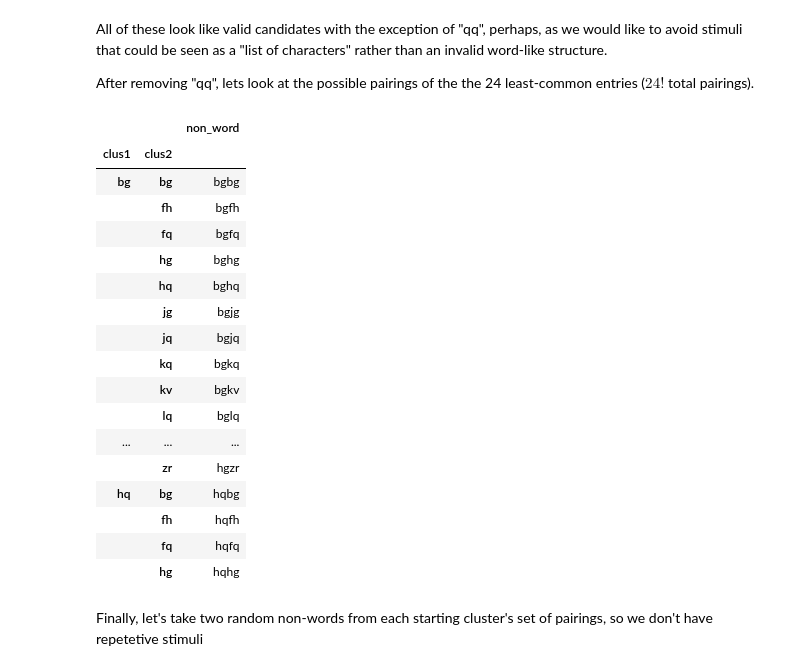
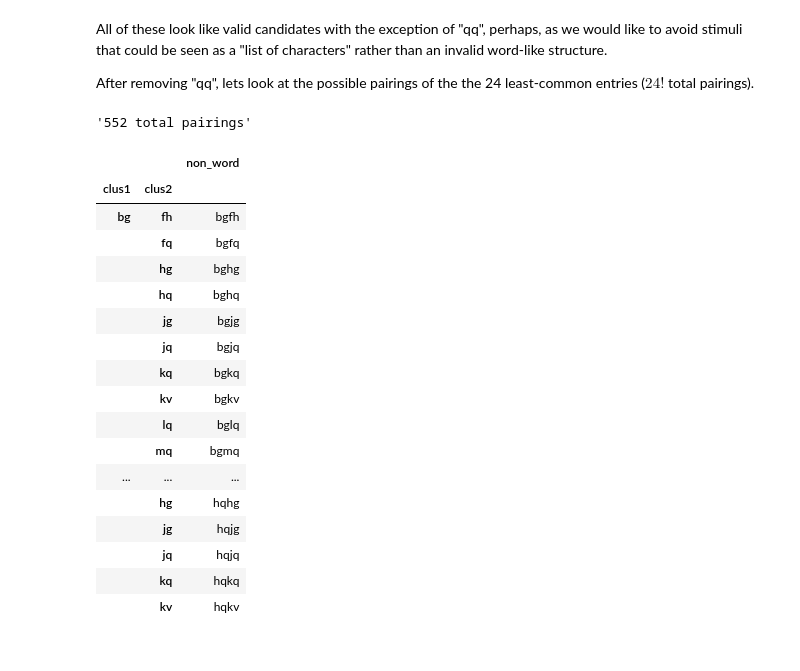
Before and after one commit to neurolingo-lab/language-intermodulation, a Jupyter notebook: notebooks/check_ngrams.ipynb, the cells around one changed output. Saved outputs shown, nothing was run; the diff lists cells and outputs as text; code cells hidden in the pictures.

```diff
--- a/notebooks/check_ngrams.ipynb
+++ b/notebooks/check_ngrams.ipynb
@@ -311,25 +311,23 @@ After removing "qq", lets look at the possible pairings of the the 24 least-comm
 # %%
 from itertools import product
 
 pairclusters = (
     cons_2grams.drop(index=4).head(24)["letter_bigram"].values
 )  # only the 10 least freq minus qq
 dibigrams = pd.DataFrame(list(product(pairclusters, repeat=2)), columns=["clus1", "clus2"])
 dibigrams = dibigrams[dibigrams["clus1"] != dibigrams["clus2"]].copy()
-dibigrams.set_index("clus1")
-dibigrams.sort_index()
+dibigrams["non_word"] = dibigrams["clus1"] + dibigrams["clus2"]
+dibigrams.set_index(["clus1", "clus2"], inplace=True)
+dibigrams.sort_index(inplace=True)
 
-
-dibigrams["non_word"] = dibigrams.index + dibigrams["clus2"]
-dibigrams.set_index("clus2", append=True, inplace=True)
-dibigrams.sort_index(inplace=True)
 pd.set_option("display.max_rows", 100)
+display(f"{len(dibigrams)} total pairings")
 display(dibigrams.head(100))
 # %% [output]
+'552 total pairings'
 |  |  | non_word |
 | clus1 | clus2 |  |
-| bg | bg | bgbg |
-|  | fh | bgfh |
+| bg | fh | bgfh |
 |  | fq | bgfq |
 |  | hg | bghg |
 |  | hq | bghq |
@@ -338,11 +336,10 @@ display(dibigrams.head(100))
 |  | kq | bgkq |
 |  | kv | bgkv |
 |  | lq | bglq |
+|  | mq | bgmq |
 | ... | ... | ... |
-|  | zr | hgzr |
-| hq | bg | hqbg |
-|  | fh | hqfh |
-|  | fq | hqfq |
 |  | hg | hqhg |
+|  | jg | hqjg |
+|  | jq | hqjq |
+|  | kq | hqkq |
+|  | kv | hqkv |
-# %% [markdown]
-Finally, let's take two random non-words from each starting cluster's set of pairings, so we don't have repetetive stimuli
```
Also changed, not shown: parts of 3 cells of this notebook.
